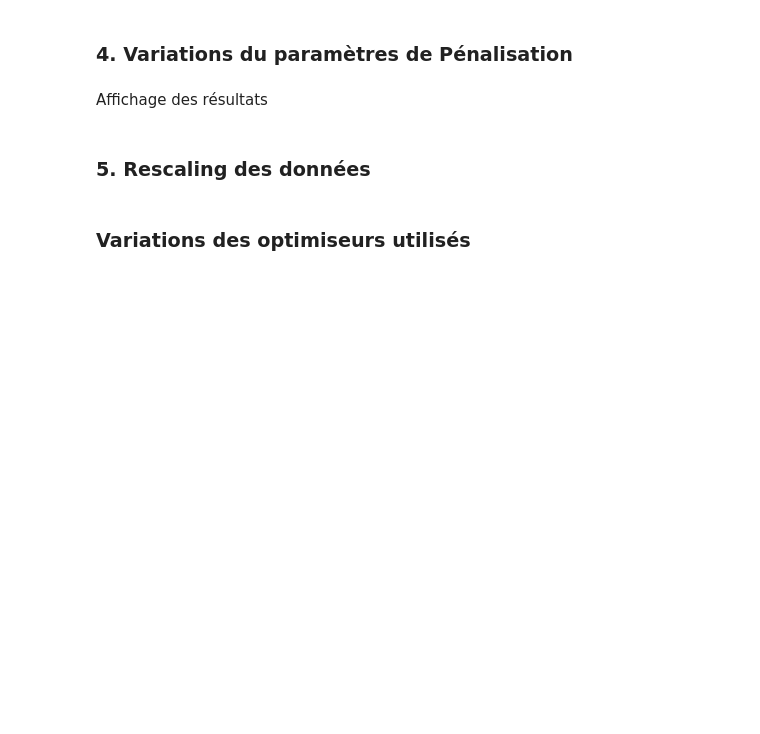
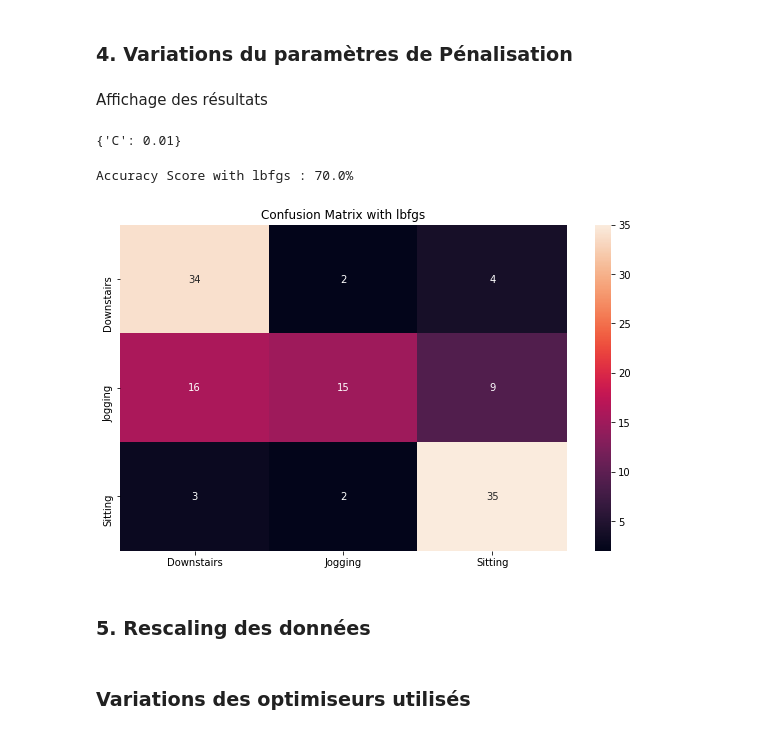
Before and after one commit to acamara2/projet_fil_rouge, a Jupyter notebook: Projet Fil Rouge_CAMARA_DRAI.ipynb, the cells around one changed output. Cells and saved outputs as stored; diff of their text form; code cells hidden in the pictures; blank space fills up the shorter version.

```diff
--- a/Projet Fil Rouge_CAMARA_DRAI.ipynb
+++ b/Projet Fil Rouge_CAMARA_DRAI.ipynb
@@ -282,7 +262,6 @@ from sklearn.metrics import confusion_matrix
 def print_confusion_matrix(real_value, predictions, solver):
     cm =confusion_matrix(real_value, predictions)
     acc_score = accuracy_score(real_value, predictions)
-    l
     index = ['Downstairs','Jogging','Sitting']
     columns = ['Downstairs','Jogging','Sitting']
 
@@ -316,5 +295,14 @@ reg = GridSearchCV(estimator = estimateur,param_grid =params,cv = 10,n_jobs=-1)
 reg = reg.fit(Data_App,np.ravel(Label_App))
 # %% [markdown]
 Affichage des résultats
+# %%
+print(reg.best_params_)
+# %% [output]
+{'C': 0.01}
+# %%
+print_confusion_matrix(Label_Test, pred,"lbfgs")
+# %% [output]
+Accuracy Score with lbfgs : 70.0%
+[figure, added]
 # %% [markdown]
 ### 5. Rescaling des données
```
Also changed, not shown: parts of 21 cells of this notebook.
